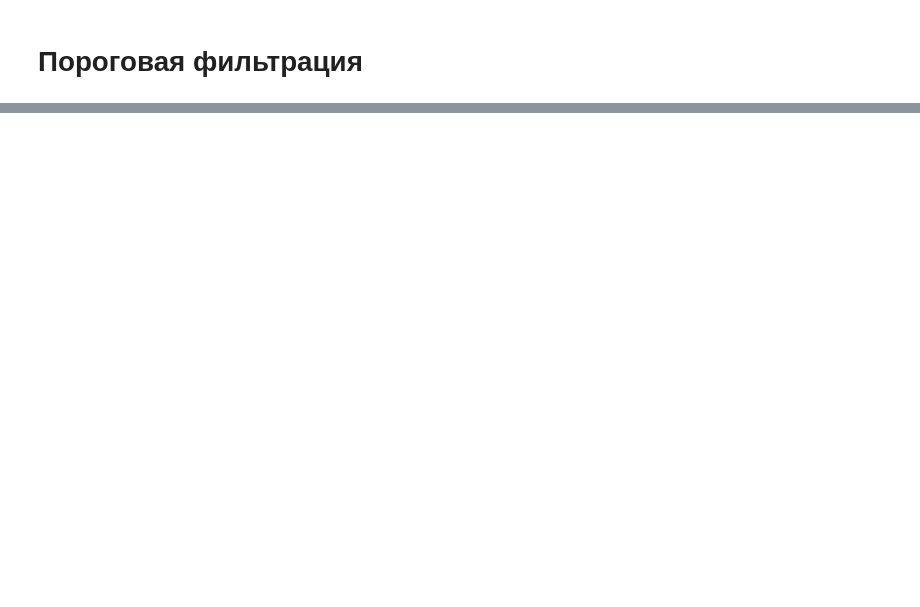
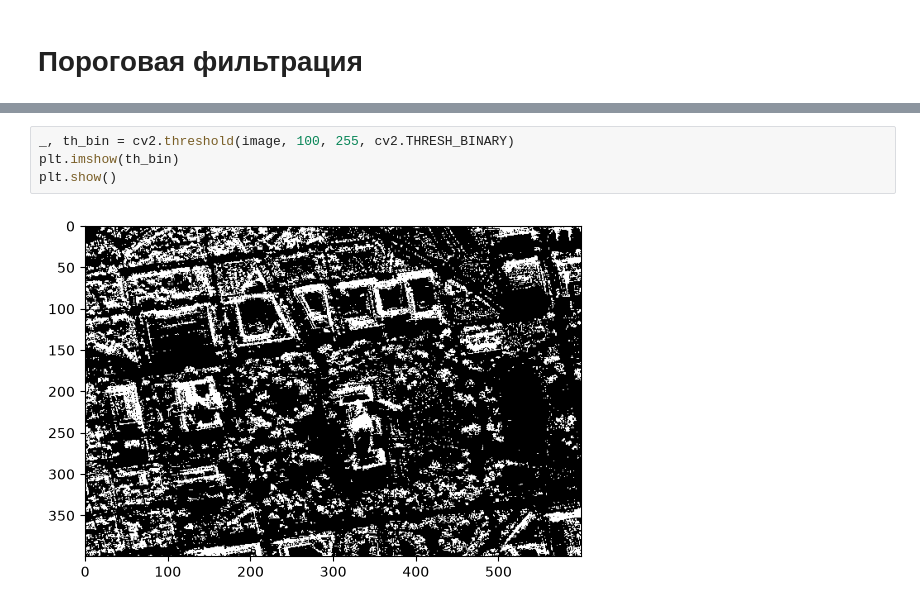
Before and after one commit to novaeff/image-processing, a Jupyter notebook: lab1.ipynb, the cells around one changed output, grey strips where cells are left out. Drawn from its saved outputs; the diff is of its cells as text; blank space fills up the shorter version.

```diff
--- a/lab1.ipynb
+++ b/lab1.ipynb
@@ -109,0 +115,6 @@ plt.show()
+# %%
+_, th_bin = cv2.threshold(image, 100, 255, cv2.THRESH_BINARY)
+plt.imshow(th_bin)
+plt.show()
+# %% [output]
+[figure, added]
```
Also changed, not shown: parts of 5 cells of this notebook.
